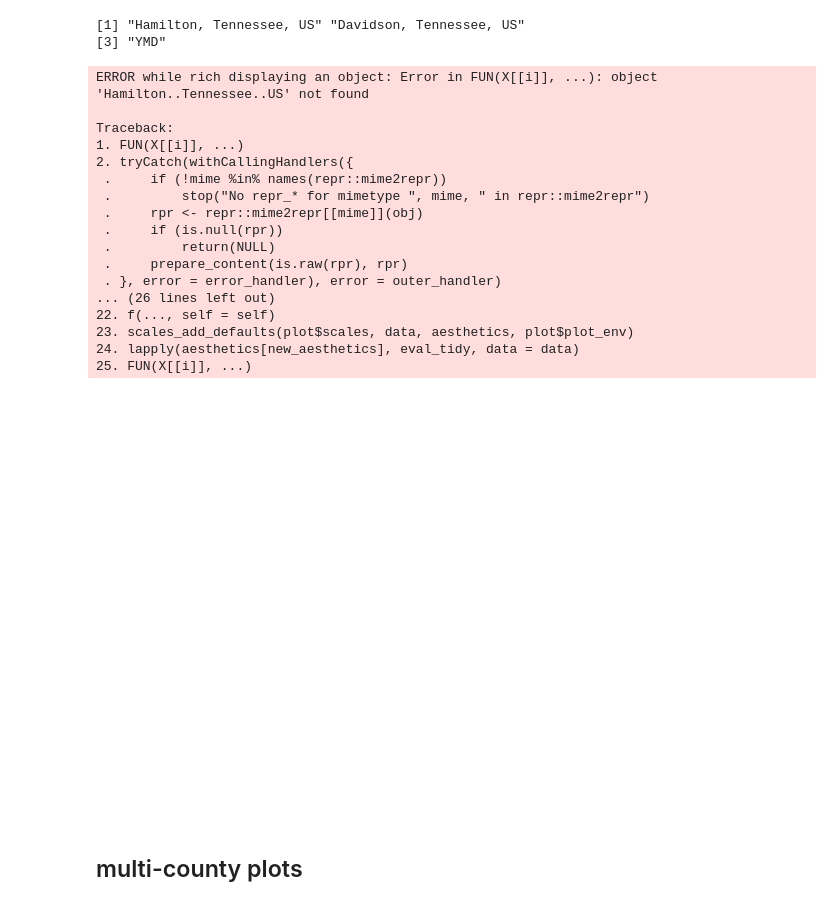
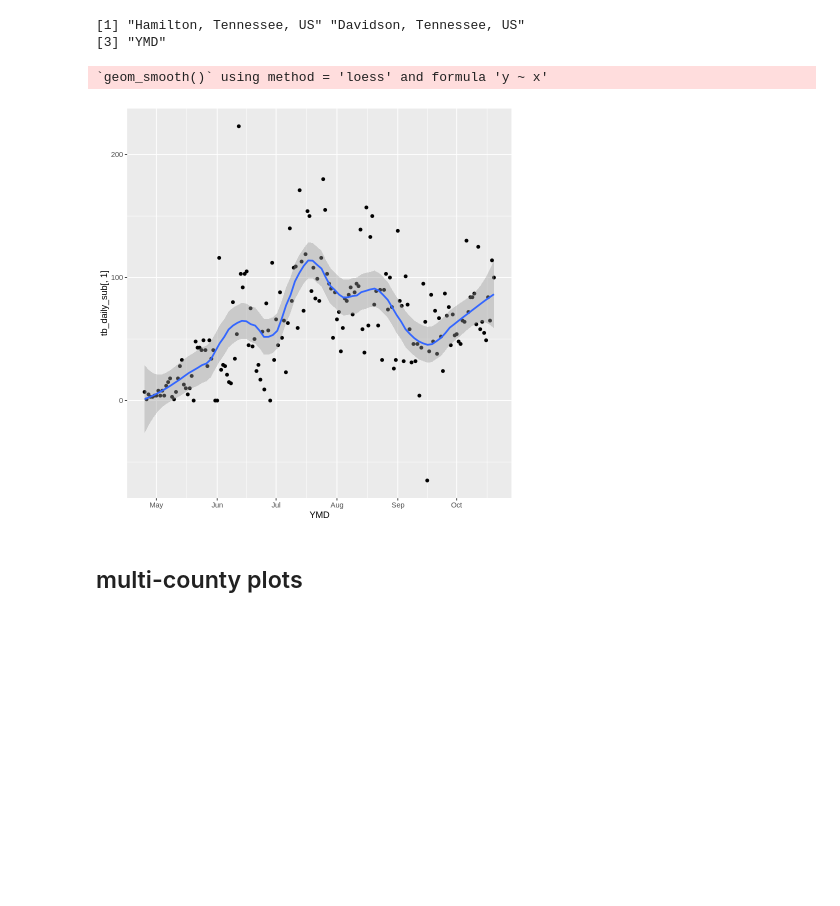
Before and after one commit to hongqin/Use-R-in-CoLab, a Jupyter notebook: Learn_R_county_Covid19.ipynb, the cells around one changed output. Cells and saved outputs as stored; diff of their text form; code cells hidden in the pictures; blank space fills up the shorter version.

```diff
--- a/Learn_R_county_Covid19.ipynb
+++ b/Learn_R_county_Covid19.ipynb
@@ -859,27 +857,11 @@ names(tb_daily_sub) = gsub( '\\.\\.', ', ', names(tb_daily_sub))
 [1] "Hamilton, Tennessee, US" "Davidson, Tennessee, US"
 [3] "YMD"
 # %%
-myplot <- ggplot(tb_daily_sub, aes(x=YMD, y=Hamilton..Tennessee..US))
+myplot <- ggplot(tb_daily_sub, aes(x=YMD, y=tb_daily_sub[,1]))
 myplot + geom_point() + stat_smooth(span=0.3)
 # %% [output]
-ERROR while rich displaying an object: Error in FUN(X[[i]], ...): object 'Hamilton..Tennessee..US' not found
-
-Traceback:
-1. FUN(X[[i]], ...)
-2. tryCatch(withCallingHandlers({
- .     if (!mime %in% names(repr::mime2repr))
- .         stop("No repr_* for mimetype ", mime, " in repr::mime2repr")
- .     rpr <- repr::mime2repr[[mime]](obj)
- .     if (is.null(rpr))
- .         return(NULL)
- .     prepare_content(is.raw(rpr), rpr)
- . }, error = error_handler), error = outer_handler)
-... (26 lines left out)
-22. f(..., self = self)
-23. scales_add_defaults(plot$scales, data, aesthetics, plot$plot_env)
-24. lapply(aesthetics[new_aesthetics], eval_tidy, data = data)
-25. FUN(X[[i]], ...)
+`geom_smooth()` using method = 'loess' and formula 'y ~ x'
-[figure, old version]
+[figure, new version]
 # %% [markdown]
 ## multi-county plots
 # %%
```
Also changed, not shown: parts of 42 cells of this notebook.
